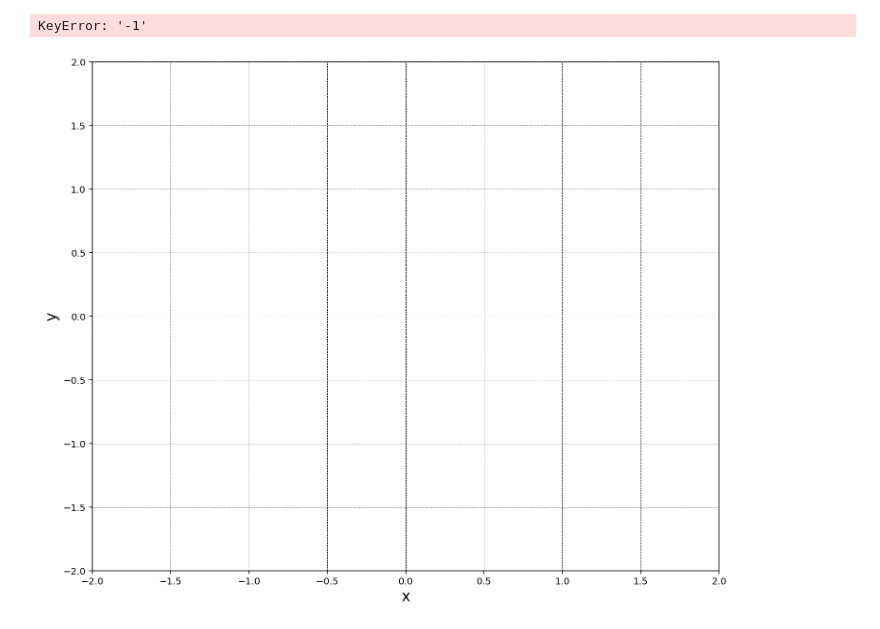
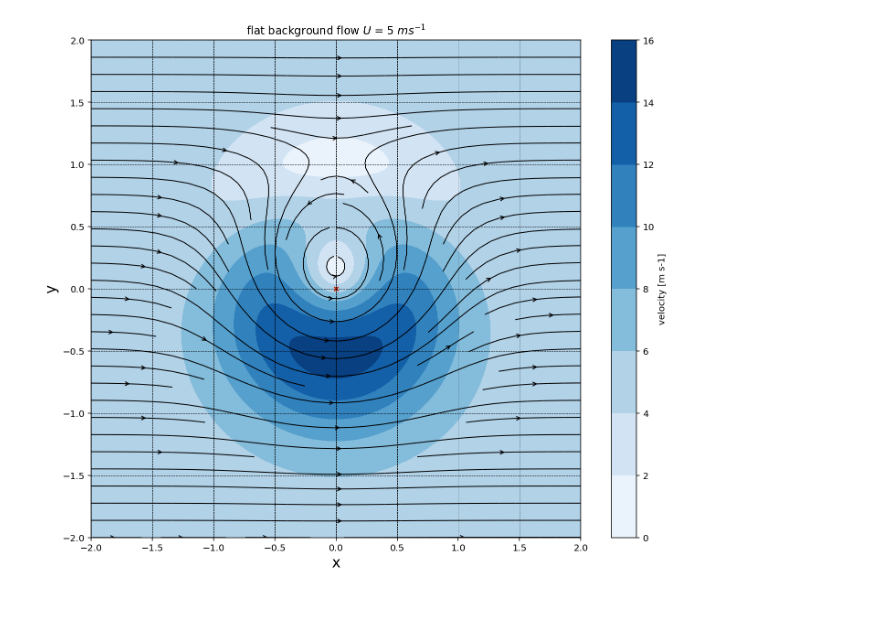
Before and after one commit to alexavr/Vortex-Python, a Jupyter notebook: Vortex-Python.ipynb, the cells around one changed output. Drawn from its saved outputs; the diff is of its cells as text; code cells hidden in the pictures.

```diff
--- a/Vortex-Python.ipynb
+++ b/Vortex-Python.ipynb
@@ -17,28 +17,28 @@ center = [ 0, 0 ]
 p = pressure(X, Y, center=center)
 # %%
 umax = 5
-u, v = VortexModel_Simple(p, 20000., flow='flat', umax=umax)
+flow='flat'
+u, v = VortexModel_Simple(p, 20000., flow=flow, umax=umax)
 # %%
 size=12
 
 fig = plt.figure(figsize=(size, (y_end-y_start)/(x_end-x_start)*size-2))
 plt.xlabel('x', fontsize=16)
 plt.ylabel('y', fontsize=16)
 plt.xlim(x_start, x_end)
 plt.ylim(y_start, y_end)
 plt.grid(color='black', linestyle='--', linewidth=0.5)
 
 # plt.title("Couette background flow $U_{max}$ = 5 $ms^{-1}$")
-plt.title("Flat background flow $U$ = {} $ms^{-1}$".format(umax))
+plt.title("{} background flow $U$ = {} $ms^{{-1}}$".format(flow,umax))
 
 
 plt.contourf(X, Y, np.sqrt(u**2+v**2), cmap='Blues') # 20, vmin=0,vmax=13,
 cbar = plt.colorbar()
 cbar.ax.set_ylabel('velocity [m s-1]')
 
 plt.streamplot(X, Y, u, v, density=1, linewidth=1, arrowsize=1, arrowstyle='->', color='k')
 plt.scatter(center[0], center[1], color='#CD2305', s=20, marker='x')
 plt.show()
 # %% [output]
-KeyError: '-1'
-[figure, old version]
+[figure, new version]
```
Also changed, not shown: 1 other file.
